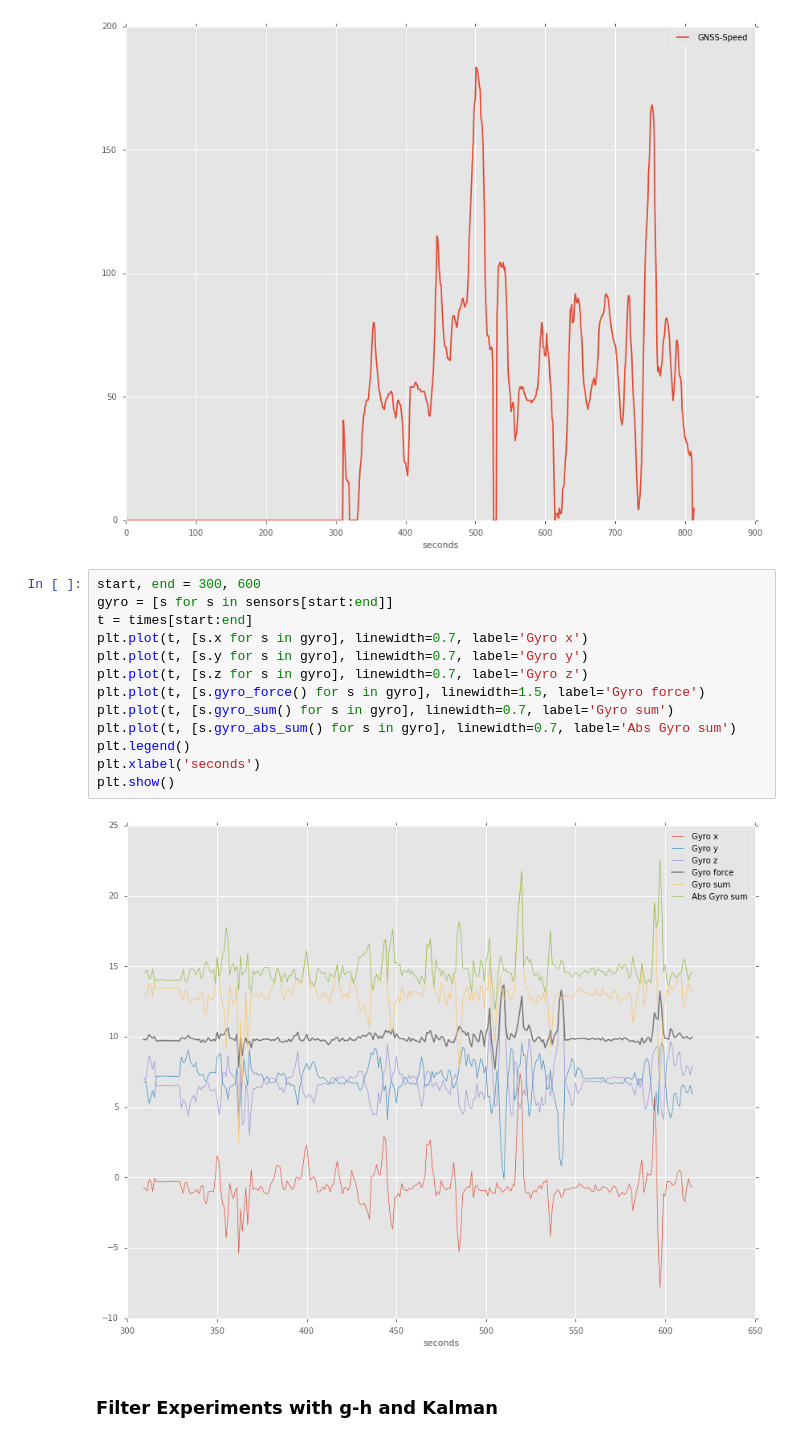
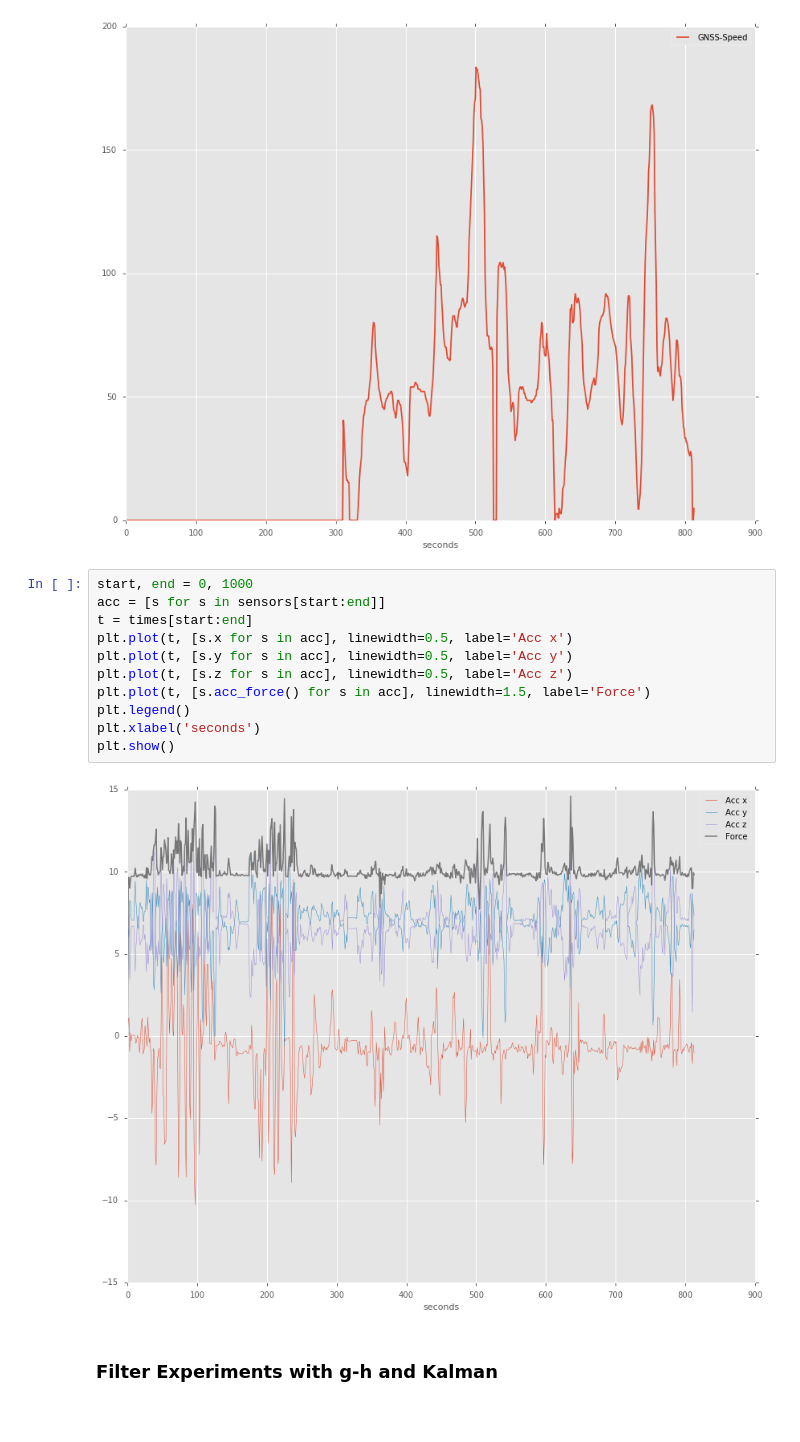
Before and after one commit to AlexImmer/TuevAnalysis, a Jupyter notebook: OutputAnalytics.ipynb, the cells around one changed output. Cells and saved outputs as stored; diff of their text form.

```diff
--- a/OutputAnalytics.ipynb
+++ b/OutputAnalytics.ipynb
@@ -51,20 +50,18 @@ plt.show()
 # %% [output]
 [figure]
 # %%
-start, end = 300, 600
-gyro = [s for s in sensors[start:end]]
+start, end = 0, 1000
+acc = [s for s in sensors[start:end]]
 t = times[start:end]
-plt.plot(t, [s.x for s in gyro], linewidth=0.7, label='Gyro x')
-plt.plot(t, [s.y for s in gyro], linewidth=0.7, label='Gyro y')
-plt.plot(t, [s.z for s in gyro], linewidth=0.7, label='Gyro z')
-plt.plot(t, [s.gyro_force() for s in gyro], linewidth=1.5, label='Gyro force')
-plt.plot(t, [s.gyro_sum() for s in gyro], linewidth=0.7, label='Gyro sum')
-plt.plot(t, [s.gyro_abs_sum() for s in gyro], linewidth=0.7, label='Abs Gyro sum')
+plt.plot(t, [s.x for s in acc], linewidth=0.5, label='Acc x')
+plt.plot(t, [s.y for s in acc], linewidth=0.5, label='Acc y')
+plt.plot(t, [s.z for s in acc], linewidth=0.5, label='Acc z')
+plt.plot(t, [s.acc_force() for s in acc], linewidth=1.5, label='Force')
 plt.legend()
 plt.xlabel('seconds')
 plt.show()
 # %% [output]
-[figure, old version]
+[figure, new version]
 # %% [markdown]
 ### Filter Experiments with g-h and Kalman
 # %%
```
Also changed, not shown: parts of 1 cell of this notebook, 1 other file.
